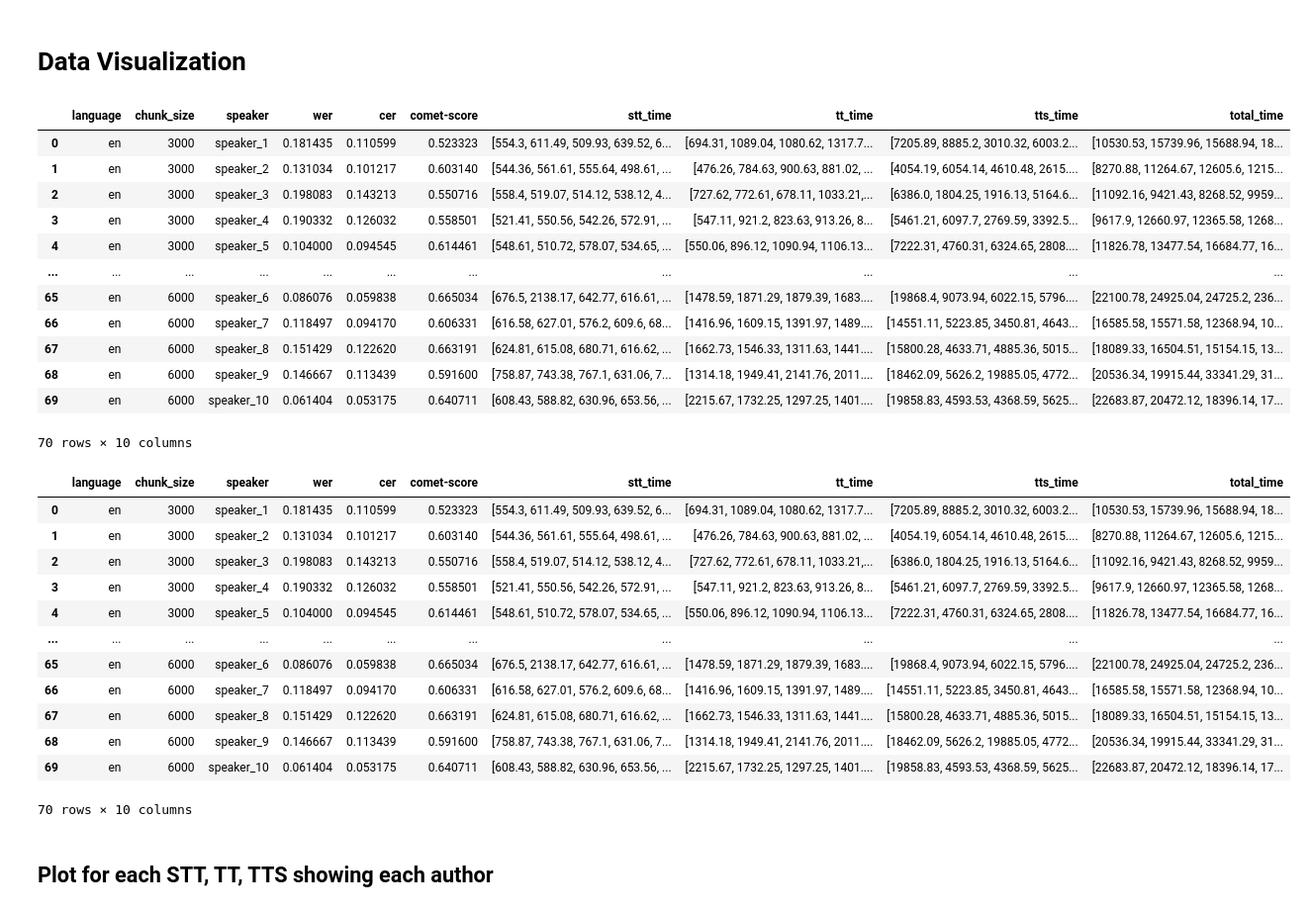
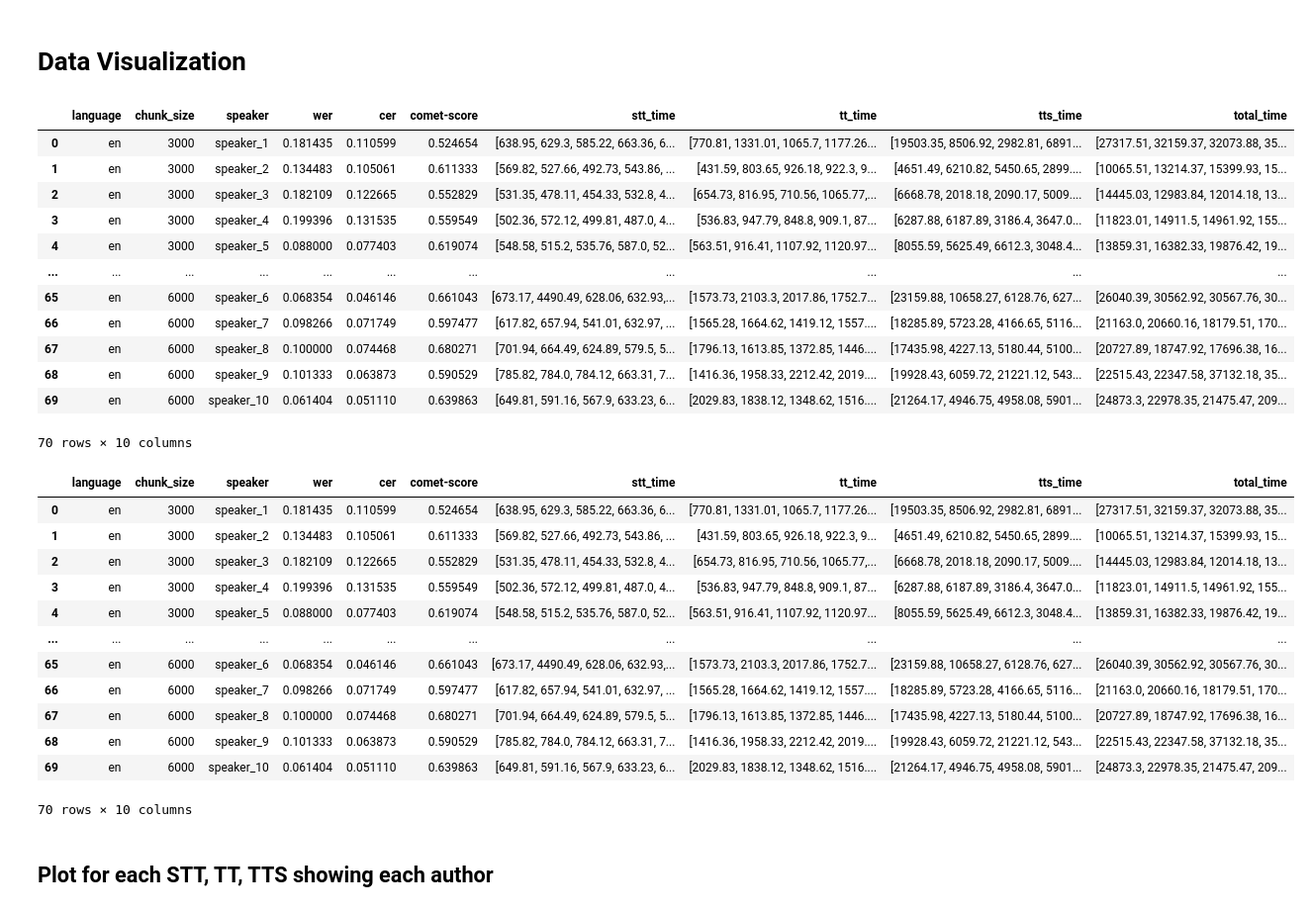
Before and after one commit to claralb2002/AI-Based-Video-dubbing, a Jupyter notebook: processing_results.ipynb, the cells around one changed output. Shown: that part at 99% size. Cells and saved outputs as stored; diff of their text form; code cells hidden in the pictures.

```diff
--- a/processing_results.ipynb
+++ b/processing_results.ipynb
@@ -256,40 +172,40 @@ python(42558) MallocStackLogging: can't turn off malloc stack logging because it
 # %% [markdown]
 # Data Visualization
 # %%
-df_en = pd.read_csv("results_en.csv")
+df_en = pd.read_csv("results/results_en.csv")
 
 df_en
 # %% [output]
 |  | language | chunk_size | speaker | wer | cer | comet-score | stt_time | tt_time | tts_time | total_time |
-| 0 | en | 3000 | speaker_1 | 0.181435 | 0.110599 | 0.523323 | [554.3, 611.49, 509.93, 639.52, 6... | [694.31, 1089.04, 1080.62, 1317.7... | [7205.89, 8885.2, 3010.32, 6003.2... | [10530.53, 15739.96, 15688.94, 18... |
-| 1 | en | 3000 | speaker_2 | 0.131034 | 0.101217 | 0.603140 | [544.36, 561.61, 555.64, 498.61, ... | [476.26, 784.63, 900.63, 881.02, ... | [4054.19, 6054.14, 4610.48, 2615.... | [8270.88, 11264.67, 12605.6, 1215... |
-| 2 | en | 3000 | speaker_3 | 0.198083 | 0.143213 | 0.550716 | [558.4, 519.07, 514.12, 538.12, 4... | [727.62, 772.61, 678.11, 1033.21,... | [6386.0, 1804.25, 1916.13, 5164.6... | [11092.16, 9421.43, 8268.52, 9959... |
-| 3 | en | 3000 | speaker_4 | 0.190332 | 0.126032 | 0.558501 | [521.41, 550.56, 542.26, 572.91, ... | [547.11, 921.2, 823.63, 913.26, 8... | [5461.21, 6097.7, 2769.59, 3392.5... | [9617.9, 12660.97, 12365.58, 1268... |
-| 4 | en | 3000 | speaker_5 | 0.104000 | 0.094545 | 0.614461 | [548.61, 510.72, 578.07, 534.65, ... | [550.06, 896.12, 1090.94, 1106.13... | [7222.31, 4760.31, 6324.65, 2808.... | [11826.78, 13477.54, 16684.77, 16... |
+| 0 | en | 3000 | speaker_1 | 0.181435 | 0.110599 | 0.524654 | [638.95, 629.3, 585.22, 663.36, 6... | [770.81, 1331.01, 1065.7, 1177.26... | [19503.35, 8506.92, 2982.81, 6891... | [27317.51, 32159.37, 32073.88, 35... |
+| 1 | en | 3000 | speaker_2 | 0.134483 | 0.105061 | 0.611333 | [569.82, 527.66, 492.73, 543.86, ... | [431.59, 803.65, 926.18, 922.3, 9... | [4651.49, 6210.82, 5450.65, 2899.... | [10065.51, 13214.37, 15399.93, 15... |
+| 2 | en | 3000 | speaker_3 | 0.182109 | 0.122665 | 0.552829 | [531.35, 478.11, 454.33, 532.8, 4... | [654.73, 816.95, 710.56, 1065.77,... | [6668.78, 2018.18, 2090.17, 5009.... | [14445.03, 12983.84, 12014.18, 13... |
+| 3 | en | 3000 | speaker_4 | 0.199396 | 0.131535 | 0.559549 | [502.36, 572.12, 499.81, 487.0, 4... | [536.83, 947.79, 848.8, 909.1, 87... | [6287.88, 6187.89, 3186.4, 3647.0... | [11823.01, 14911.5, 14961.92, 155... |
+| 4 | en | 3000 | speaker_5 | 0.088000 | 0.077403 | 0.619074 | [548.58, 515.2, 535.76, 587.0, 52... | [563.51, 916.41, 1107.92, 1120.97... | [8055.59, 5625.49, 6612.3, 3048.4... | [13859.31, 16382.33, 19876.42, 19... |
 | ... | ... | ... | ... | ... | ... | ... | ... | ... | ... | ... |
-| 65 | en | 6000 | speaker_6 | 0.086076 | 0.059838 | 0.665034 | [676.5, 2138.17, 642.77, 616.61, ... | [1478.59, 1871.29, 1879.39, 1683.... | [19868.4, 9073.94, 6022.15, 5796.... | [22100.78, 24925.04, 24725.2, 236... |
-| 66 | en | 6000 | speaker_7 | 0.118497 | 0.094170 | 0.606331 | [616.58, 627.01, 576.2, 609.6, 68... | [1416.96, 1609.15, 1391.97, 1489.... | [14551.11, 5223.85, 3450.81, 4643... | [16585.58, 15571.58, 12368.94, 10... |
-| 67 | en | 6000 | speaker_8 | 0.151429 | 0.122620 | 0.663191 | [624.81, 615.08, 680.71, 616.62, ... | [1662.73, 1546.33, 1311.63, 1441.... | [15800.28, 4633.71, 4885.36, 5015... | [18089.33, 16504.51, 15154.15, 13... |
-| 68 | en | 6000 | speaker_9 | 0.146667 | 0.113439 | 0.591600 | [758.87, 743.38, 767.1, 631.06, 7... | [1314.18, 1949.41, 2141.76, 2011.... | [18462.09, 5626.2, 19885.05, 4772... | [20536.34, 19915.44, 33341.29, 31... |
-| 69 | en | 6000 | speaker_10 | 0.061404 | 0.053175 | 0.640711 | [608.43, 588.82, 630.96, 653.56, ... | [2215.67, 1732.25, 1297.25, 1401.... | [19858.83, 4593.53, 4368.59, 5625... | [22683.87, 20472.12, 18396.14, 17... |
+| 65 | en | 6000 | speaker_6 | 0.068354 | 0.046146 | 0.661043 | [673.17, 4490.49, 628.06, 632.93,... | [1573.73, 2103.3, 2017.86, 1752.7... | [23159.88, 10658.27, 6128.76, 627... | [26040.39, 30562.92, 30567.76, 30... |
+| 66 | en | 6000 | speaker_7 | 0.098266 | 0.071749 | 0.597477 | [617.82, 657.94, 541.01, 632.97, ... | [1565.28, 1664.62, 1419.12, 1557.... | [18285.89, 5723.28, 4166.65, 5116... | [21163.0, 20660.16, 18179.51, 170... |
+| 67 | en | 6000 | speaker_8 | 0.100000 | 0.074468 | 0.680271 | [701.94, 664.49, 624.89, 579.5, 5... | [1796.13, 1613.85, 1372.85, 1446.... | [17435.98, 4227.13, 5180.44, 5100... | [20727.89, 18747.92, 17696.38, 16... |
+| 68 | en | 6000 | speaker_9 | 0.101333 | 0.063873 | 0.590529 | [785.82, 784.0, 784.12, 663.31, 7... | [1416.36, 1958.33, 2212.42, 2019.... | [19928.43, 6059.72, 21221.12, 543... | [22515.43, 22347.58, 37132.18, 35... |
+| 69 | en | 6000 | speaker_10 | 0.061404 | 0.051110 | 0.639863 | [649.81, 591.16, 567.9, 633.23, 6... | [2029.83, 1838.12, 1348.62, 1516.... | [21264.17, 4946.75, 4958.08, 5901... | [24873.3, 22978.35, 21475.47, 209... |
 70 rows × 10 columns
 # %%
-df_da = pd.read_csv("results_en.csv")
+df_da = pd.read_csv("results/results_en.csv")
 
 df_da
 # %% [output]
 |  | language | chunk_size | speaker | wer | cer | comet-score | stt_time | tt_time | tts_time | total_time |
-| 0 | en | 3000 | speaker_1 | 0.181435 | 0.110599 | 0.523323 | [554.3, 611.49, 509.93, 639.52, 6... | [694.31, 1089.04, 1080.62, 1317.7... | [7205.89, 8885.2, 3010.32, 6003.2... | [10530.53, 15739.96, 15688.94, 18... |
-| 1 | en | 3000 | speaker_2 | 0.131034 | 0.101217 | 0.603140 | [544.36, 561.61, 555.64, 498.61, ... | [476.26, 784.63, 900.63, 881.02, ... | [4054.19, 6054.14, 4610.48, 2615.... | [8270.88, 11264.67, 12605.6, 1215... |
-| 2 | en | 3000 | speaker_3 | 0.198083 | 0.143213 | 0.550716 | [558.4, 519.07, 514.12, 538.12, 4... | [727.62, 772.61, 678.11, 1033.21,... | [6386.0, 1804.25, 1916.13, 5164.6... | [11092.16, 9421.43, 8268.52, 9959... |
-| 3 | en | 3000 | speaker_4 | 0.190332 | 0.126032 | 0.558501 | [521.41, 550.56, 542.26, 572.91, ... | [547.11, 921.2, 823.63, 913.26, 8... | [5461.21, 6097.7, 2769.59, 3392.5... | [9617.9, 12660.97, 12365.58, 1268... |
-| 4 | en | 3000 | speaker_5 | 0.104000 | 0.094545 | 0.614461 | [548.61, 510.72, 578.07, 534.65, ... | [550.06, 896.12, 1090.94, 1106.13... | [7222.31, 4760.31, 6324.65, 2808.... | [11826.78, 13477.54, 16684.77, 16... |
+| 0 | en | 3000 | speaker_1 | 0.181435 | 0.110599 | 0.524654 | [638.95, 629.3, 585.22, 663.36, 6... | [770.81, 1331.01, 1065.7, 1177.26... | [19503.35, 8506.92, 2982.81, 6891... | [27317.51, 32159.37, 32073.88, 35... |
+| 1 | en | 3000 | speaker_2 | 0.134483 | 0.105061 | 0.611333 | [569.82, 527.66, 492.73, 543.86, ... | [431.59, 803.65, 926.18, 922.3, 9... | [4651.49, 6210.82, 5450.65, 2899.... | [10065.51, 13214.37, 15399.93, 15... |
+| 2 | en | 3000 | speaker_3 | 0.182109 | 0.122665 | 0.552829 | [531.35, 478.11, 454.33, 532.8, 4... | [654.73, 816.95, 710.56, 1065.77,... | [6668.78, 2018.18, 2090.17, 5009.... | [14445.03, 12983.84, 12014.18, 13... |
+| 3 | en | 3000 | speaker_4 | 0.199396 | 0.131535 | 0.559549 | [502.36, 572.12, 499.81, 487.0, 4... | [536.83, 947.79, 848.8, 909.1, 87... | [6287.88, 6187.89, 3186.4, 3647.0... | [11823.01, 14911.5, 14961.92, 155... |
+| 4 | en | 3000 | speaker_5 | 0.088000 | 0.077403 | 0.619074 | [548.58, 515.2, 535.76, 587.0, 52... | [563.51, 916.41, 1107.92, 1120.97... | [8055.59, 5625.49, 6612.3, 3048.4... | [13859.31, 16382.33, 19876.42, 19... |
 | ... | ... | ... | ... | ... | ... | ... | ... | ... | ... | ... |
-| 65 | en | 6000 | speaker_6 | 0.086076 | 0.059838 | 0.665034 | [676.5, 2138.17, 642.77, 616.61, ... | [1478.59, 1871.29, 1879.39, 1683.... | [19868.4, 9073.94, 6022.15, 5796.... | [22100.78, 24925.04, 24725.2, 236... |
-| 66 | en | 6000 | speaker_7 | 0.118497 | 0.094170 | 0.606331 | [616.58, 627.01, 576.2, 609.6, 68... | [1416.96, 1609.15, 1391.97, 1489.... | [14551.11, 5223.85, 3450.81, 4643... | [16585.58, 15571.58, 12368.94, 10... |
-| 67 | en | 6000 | speaker_8 | 0.151429 | 0.122620 | 0.663191 | [624.81, 615.08, 680.71, 616.62, ... | [1662.73, 1546.33, 1311.63, 1441.... | [15800.28, 4633.71, 4885.36, 5015... | [18089.33, 16504.51, 15154.15, 13... |
-| 68 | en | 6000 | speaker_9 | 0.146667 | 0.113439 | 0.591600 | [758.87, 743.38, 767.1, 631.06, 7... | [1314.18, 1949.41, 2141.76, 2011.... | [18462.09, 5626.2, 19885.05, 4772... | [20536.34, 19915.44, 33341.29, 31... |
-| 69 | en | 6000 | speaker_10 | 0.061404 | 0.053175 | 0.640711 | [608.43, 588.82, 630.96, 653.56, ... | [2215.67, 1732.25, 1297.25, 1401.... | [19858.83, 4593.53, 4368.59, 5625... | [22683.87, 20472.12, 18396.14, 17... |
+| 65 | en | 6000 | speaker_6 | 0.068354 | 0.046146 | 0.661043 | [673.17, 4490.49, 628.06, 632.93,... | [1573.73, 2103.3, 2017.86, 1752.7... | [23159.88, 10658.27, 6128.76, 627... | [26040.39, 30562.92, 30567.76, 30... |
+| 66 | en | 6000 | speaker_7 | 0.098266 | 0.071749 | 0.597477 | [617.82, 657.94, 541.01, 632.97, ... | [1565.28, 1664.62, 1419.12, 1557.... | [18285.89, 5723.28, 4166.65, 5116... | [21163.0, 20660.16, 18179.51, 170... |
+| 67 | en | 6000 | speaker_8 | 0.100000 | 0.074468 | 0.680271 | [701.94, 664.49, 624.89, 579.5, 5... | [1796.13, 1613.85, 1372.85, 1446.... | [17435.98, 4227.13, 5180.44, 5100... | [20727.89, 18747.92, 17696.38, 16... |
+| 68 | en | 6000 | speaker_9 | 0.101333 | 0.063873 | 0.590529 | [785.82, 784.0, 784.12, 663.31, 7... | [1416.36, 1958.33, 2212.42, 2019.... | [19928.43, 6059.72, 21221.12, 543... | [22515.43, 22347.58, 37132.18, 35... |
+| 69 | en | 6000 | speaker_10 | 0.061404 | 0.051110 | 0.639863 | [649.81, 591.16, 567.9, 633.23, 6... | [2029.83, 1838.12, 1348.62, 1516.... | [21264.17, 4946.75, 4958.08, 5901... | [24873.3, 22978.35, 21475.47, 209... |
 70 rows × 10 columns
 # %% [markdown]
 ## Plot for each STT, TT, TTS showing each author
```
Also changed, not shown: parts of 12 cells of this notebook.
